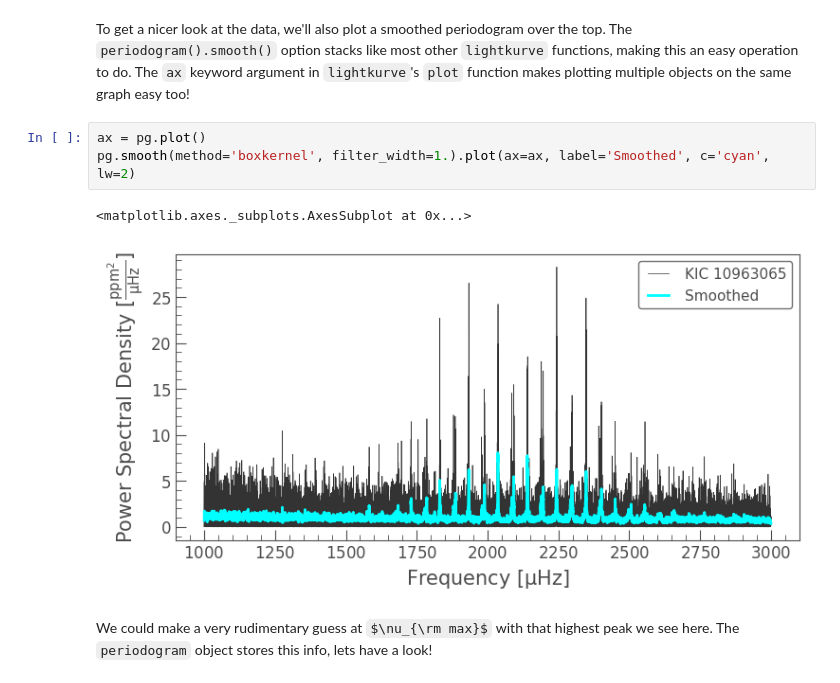
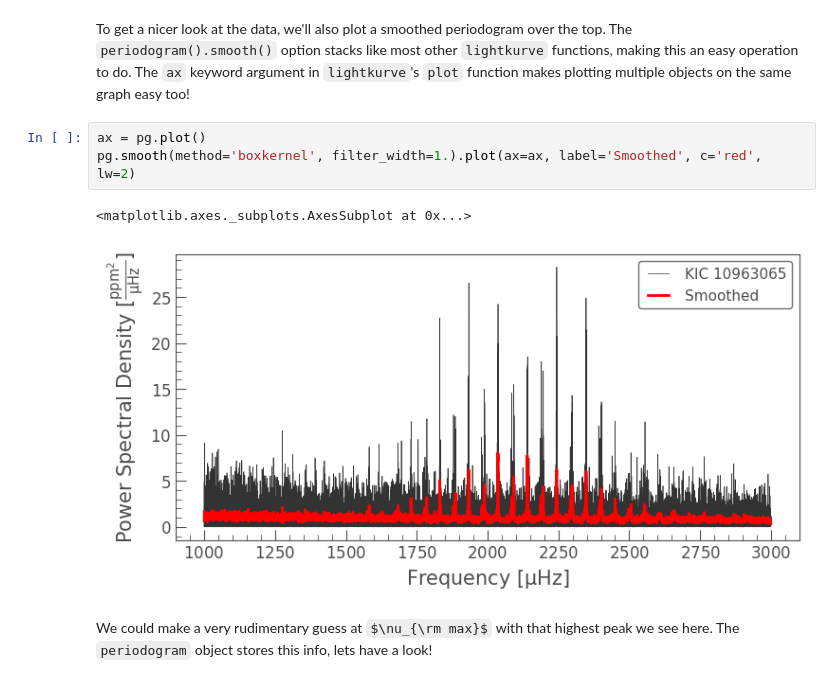
Before and after one commit to ojhall94/TASC5_lightkurve, a Jupyter notebook: Notebooks/Rudy-example.ipynb, the cells around one changed output. Cells and saved outputs as stored; diff of their text form; some formulas as TeX source.

```diff
--- a/Notebooks/Rudy-example.ipynb
+++ b/Notebooks/Rudy-example.ipynb
@@ -80,10 +80,10 @@ pg = lc.to_periodogram(method='lombscargle', normalization='psd',
 To get a nicer look at the data, we'll also plot a smoothed periodogram over the top. The `periodogram().smooth()` option stacks like most other `lightkurve` functions, making this an easy operation to do. The `ax` keyword argument in `lightkurve`'s `plot` function makes plotting multiple objects on the same graph easy too!
 # %%
 ax = pg.plot()
-pg.smooth(method='boxkernel', filter_width=1.).plot(ax=ax, label='Smoothed', c='cyan', lw=2)
+pg.smooth(method='boxkernel', filter_width=1.).plot(ax=ax, label='Smoothed', c='red', lw=2)
 # %% [output]
 <matplotlib.axes._subplots.AxesSubplot at 0x...>
-[figure, old version]
+[figure, new version]
 # %% [markdown]
 We could make a very rudimentary guess at $\nu_{\rm max}$ with that highest peak we see here. The `periodogram` object stores this info, lets have a look!
 # %%
```
Also changed, not shown: parts of 38 cells of this notebook, 4 other files.
